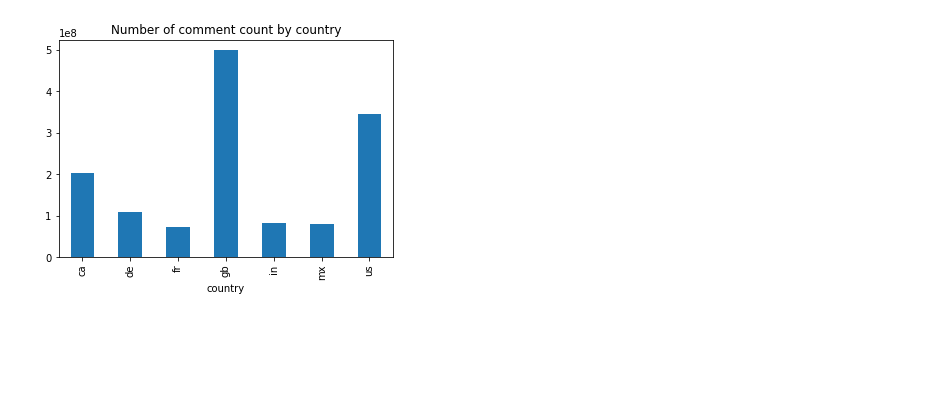
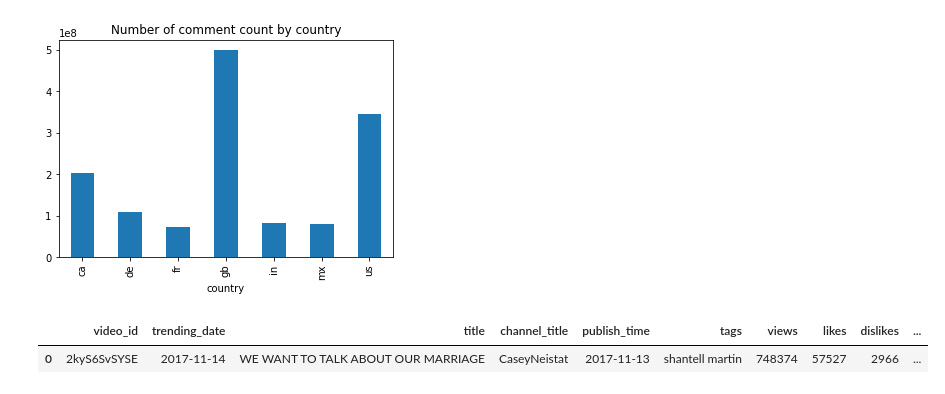
Before and after one commit to srivasis/MA384, a Jupyter notebook: AllDataStatistics.ipynb, the cells around one changed output. Cells and saved outputs as stored; diff of their text form; code cells hidden in the pictures; blank space fills up the shorter version.

```diff
--- a/AllDataStatistics.ipynb
+++ b/AllDataStatistics.ipynb
@@ -73,3 +80,9 @@ plt.title('Number of comment count by country')
 # %% [output]
 Text(0.5, 1.0, 'Number of comment count by country')
 [figure]
+# %%
+allData['trending'] = pd.qcut(allData.views,q=2,labels=['Not Trending','Trending'])
+allData.head(1)
+# %% [output]
+|  | video_id | trending_date | title | channel_title | publish_time | tags | views | likes | dislikes | ... |
+| 0 | 2kyS6SvSYSE | 2017-11-14 | WE WANT TO TALK ABOUT OUR MARRIAGE | CaseyNeistat | 2017-11-13 | shantell martin | 748374 | 57527 | 2966 | ... |
```
Also changed, not shown: parts of 24 cells of this notebook, 1 other file.
